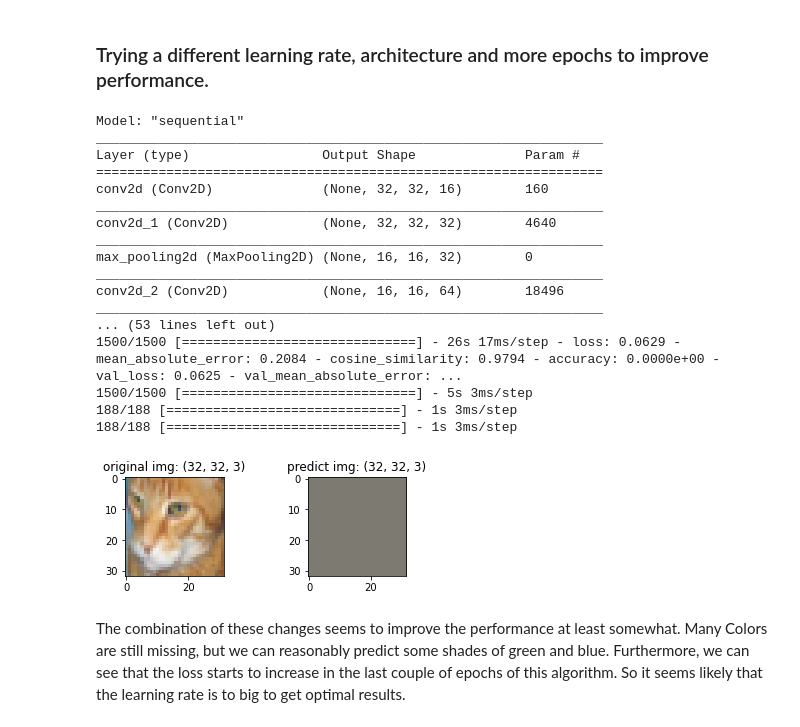
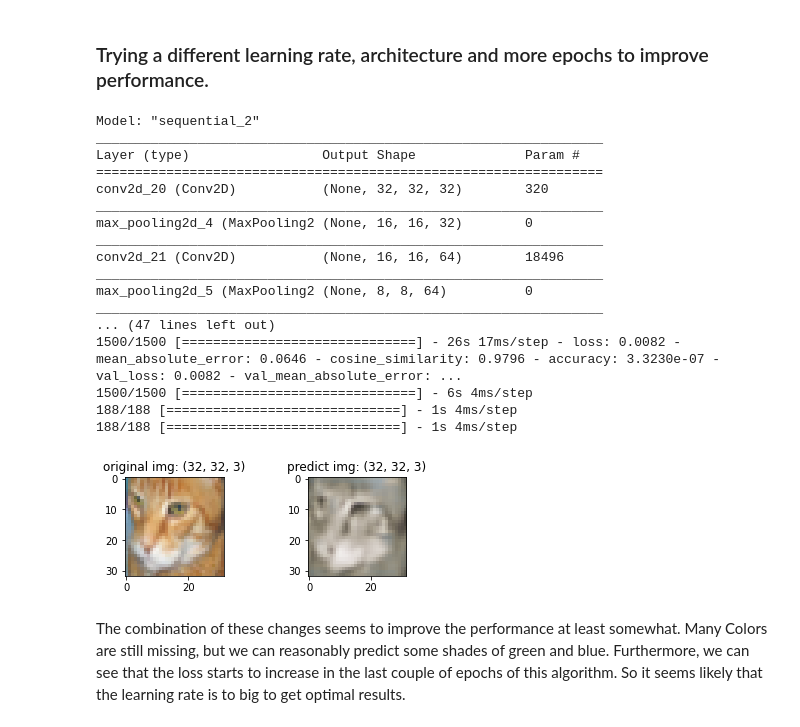
Before and after one commit to unofficial-Jona/ACML, a Jupyter notebook: convolutional autoencoders.ipynb, the cells around one changed output. Saved outputs shown, nothing was run; the diff lists cells and outputs as text; code cells hidden in the pictures.

```diff
--- a/convolutional autoencoders.ipynb
+++ b/convolutional autoencoders.ipynb
@@ -541,22 +541,19 @@ the results of this approach are mediocre at best. The only color that gets pred
 def create_model_test(input_shape):
   model_test = Sequential()
   model_test.add(Input(shape=input_shape))
-  model_test.add(Conv2D(16, kernel_size = (3,3), padding='same',  activation='relu'))
-  # model_test.add(Conv2D(8, kernel_size = (3,3), padding='same',  activation='relu'))
-  model_test.add(Conv2D(32, kernel_size = (3,3), padding='same', activation='relu'))
+  model_test.add(Conv2D(32, kernel_size = (3,3), padding='same',  activation='relu'))
   model_test.add(MaxPooling2D(pool_size = (2,2)))
   model_test.add(Conv2D(64, kernel_size = (3,3), padding='same', activation='relu'))
-  model_test.add(Conv2D(32,kernel_size = (3,3), padding='same', activation='relu'))
   model_test.add(MaxPooling2D(pool_size = (2,2)))
+  model_test.add(Conv2D(128,kernel_size = (3,3), padding='same', activation='relu'))
+  # model_test.add(Conv2D(32,kernel_size = (3,3), padding='same', activation='relu'))
+
+  model_test.add(UpSampling2D())
   model_test.add(Conv2D(64,kernel_size = (3,3), padding='same', activation='relu'))
   model_test.add(Conv2D(32,kernel_size = (3,3), padding='same', activation='relu'))
-
-  model_test.add(UpSampling2D())
-  model_test.add(Conv2D(24,kernel_size = (3,3), padding='same', activation='relu'))
-  model_test.add(Conv2D(16,kernel_size = (3,3), padding='same', activation='relu'))
   model_test.add(UpSampling2D())
 
-  model_test.add(Conv2D(12,kernel_size = (3,3), padding='same', activation='relu'))
+  model_test.add(Conv2D(16,kernel_size = (3,3), padding='same', activation='relu'))
   model_test.add(Conv2D(3,(3,3), padding='same', activation='sigmoid'))
   return model_test
 
@@ -570,27 +567,27 @@ model_test.compile(
 # %% [markdown]
 ### Trying a different learning rate, architecture and more epochs to improve performance.
 # %%
-_, _, _, X_test_recol, _ = model_fit_transform(model_test, X_train_bw, X_train, X_valid_bw, X_valid, X_test_bw, X_test,step_size=0.003, epochs=15)
+_, _, _, X_test_recol, _ = model_fit_transform(model_test, X_train_bw, X_train, X_valid_bw, X_valid, X_test_bw, X_test,step_size=0.001, epochs=15)
 img_compare(X_test[0], X_test_recol[0])
 # %% [output]
-Model: "sequential"
+Model: "sequential_2"
 _________________________________________________________________
 Layer (type)                 Output Shape              Param #
 =================================================================
-conv2d (Conv2D)              (None, 32, 32, 16)        160
+conv2d_20 (Conv2D)           (None, 32, 32, 32)        320
 _________________________________________________________________
-conv2d_1 (Conv2D)            (None, 32, 32, 32)        4640
+max_pooling2d_4 (MaxPooling2 (None, 16, 16, 32)        0
 _________________________________________________________________
-max_pooling2d (MaxPooling2D) (None, 16, 16, 32)        0
+conv2d_21 (Conv2D)           (None, 16, 16, 64)        18496
 _________________________________________________________________
-conv2d_2 (Conv2D)            (None, 16, 16, 64)        18496
+max_pooling2d_5 (MaxPooling2 (None, 8, 8, 64)          0
 _________________________________________________________________
-... (53 lines left out)
-1500/1500 [==============================] - 26s 17ms/step - loss: 0.0629 - mean_absolute_error: 0.2084 - cosine_similarity: 0.9794 - accuracy: 0.0000e+00 - val_loss: 0.0625 - val_mean_absolute_error: ...
-1500/1500 [==============================] - 5s 3ms/step
-188/188 [==============================] - 1s 3ms/step
-188/188 [==============================] - 1s 3ms/step
+... (47 lines left out)
+1500/1500 [==============================] - 26s 17ms/step - loss: 0.0082 - mean_absolute_error: 0.0646 - cosine_similarity: 0.9796 - accuracy: 3.3230e-07 - val_loss: 0.0082 - val_mean_absolute_error: ...
+1500/1500 [==============================] - 6s 4ms/step
+188/188 [==============================] - 1s 4ms/step
+188/188 [==============================] - 1s 4ms/step
-[figure, old version]
+[figure, new version]
 # %% [markdown]
 The combination of these changes seems to improve the performance at least somewhat. Many Colors are still missing, but we can reasonably predict some shades of green and blue. Furthermore, we can see that the loss starts to increase in the last couple of epochs of this algorithm. So it seems likely that the learning rate is to big to get optimal results.
 # %% [markdown]
```
